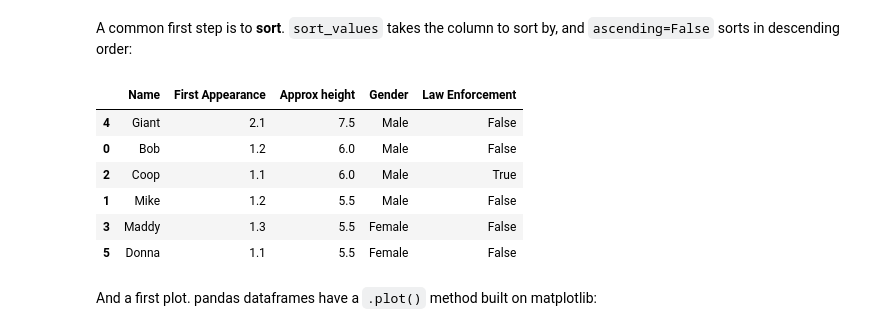
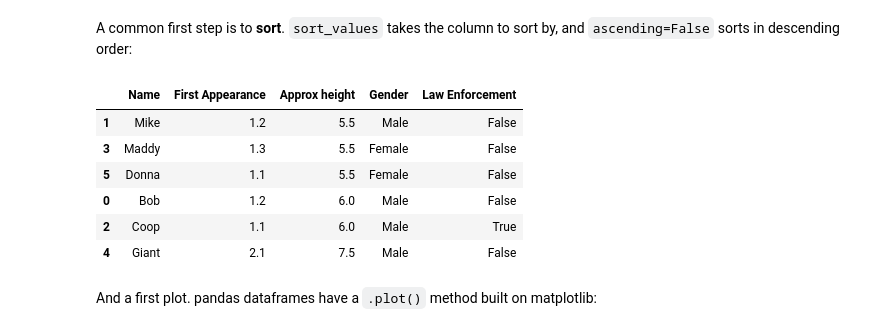
Before and after one commit to ellaxcode/QM2, a Jupyter notebook: notebooks/W01. Python Recap.ipynb, the cells around one changed output. Cells and saved outputs as stored; diff of their text form; code cells hidden in the pictures.

```diff
--- a/notebooks/W01. Python Recap.ipynb
+++ b/notebooks/W01. Python Recap.ipynb
@@ -195,15 +210,15 @@ dtype: object
 # %% [markdown]
 A common first step is to **sort**. `sort_values` takes the column to sort by, and `ascending=False` sorts in descending order:
 # %%
-data.sort_values(by="Approx height", ascending=False)
+data.sort_values(by="Approx height", ascending=True)
 # %% [output]
 |  | Name | First Appearance | Approx height | Gender | Law Enforcement |
-| 4 | Giant | 2.1 | 7.5 | Male | False |
-| 0 | Bob | 1.2 | 6.0 | Male | False |
-| 2 | Coop | 1.1 | 6.0 | Male | True |
 | 1 | Mike | 1.2 | 5.5 | Male | False |
 | 3 | Maddy | 1.3 | 5.5 | Female | False |
 | 5 | Donna | 1.1 | 5.5 | Female | False |
+| 0 | Bob | 1.2 | 6.0 | Male | False |
+| 2 | Coop | 1.1 | 6.0 | Male | True |
+| 4 | Giant | 2.1 | 7.5 | Male | False |
 # %% [markdown]
 And a first plot. pandas dataframes have a `.plot()` method built on matplotlib:
 # %%
```
Also changed, not shown: parts of 12 cells of this notebook.
